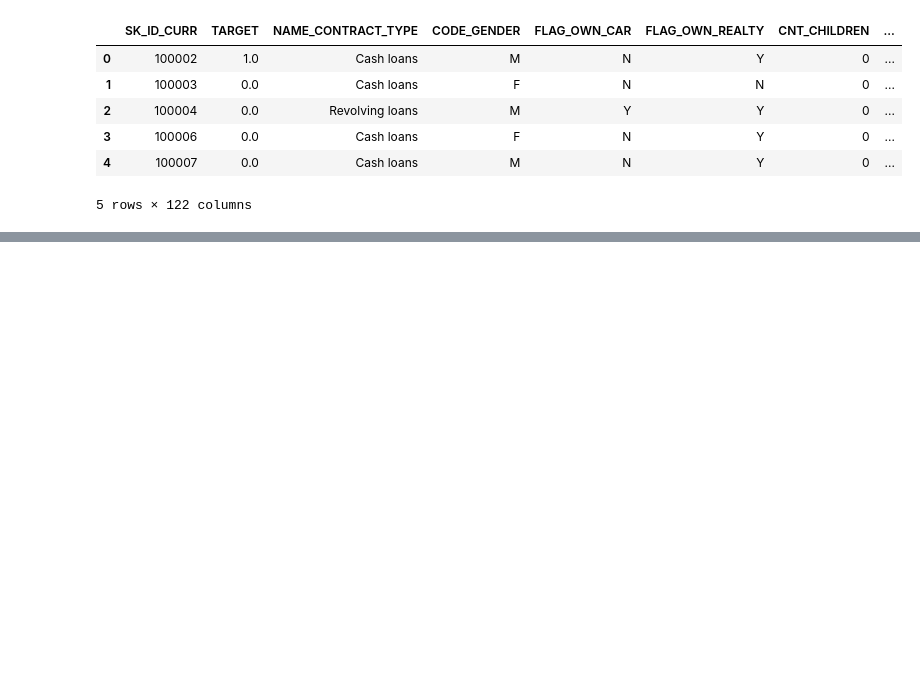
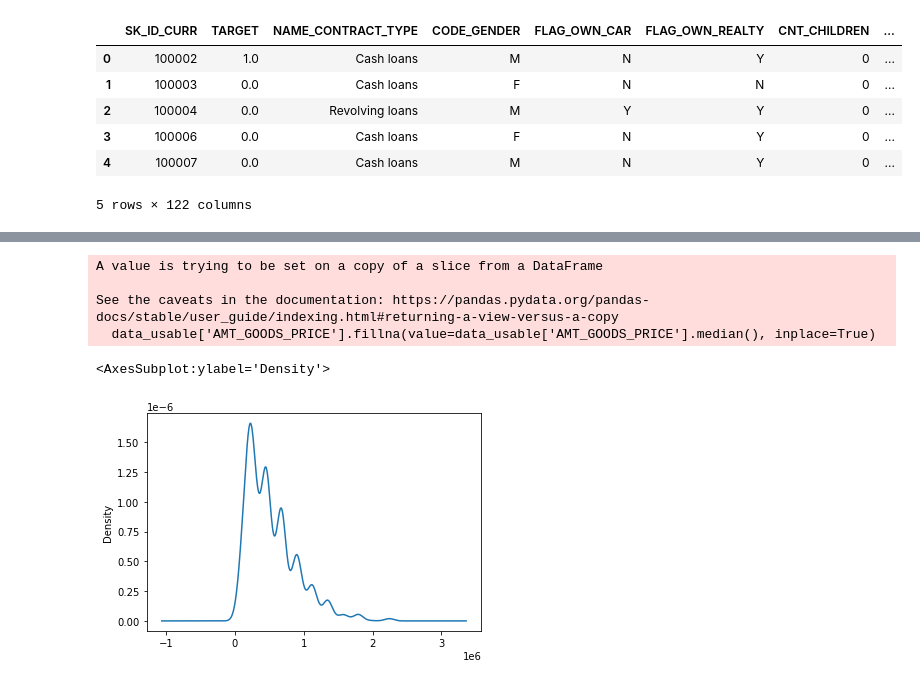
Before and after one commit to odu1ros/case2_RiskManagement, a Jupyter notebook: Untitled.ipynb, the cells around one changed output, grey strips where cells are left out. Cells and saved outputs as stored; diff of their text form; code cells hidden in the pictures; blank space fills up the shorter version.

```diff
--- a/Untitled.ipynb
+++ b/Untitled.ipynb
@@ -87,3 +123,0 @@ dtype: float64
-# %%
-data = data[usable_variables]
-data.head()
@@ -97,0 +135,4 @@ data.head()
+# %%
+mask = percentile_nans <= 31
+usable_variables = filled_cells[mask].reset_index(drop=False)['index'].to_numpy()
+usable_variables
@@ -97,0 +157,2 @@ data.head()
+# %%
+data_usable = data[usable_variables]
@@ -98 +179,13 @@ data.head()
+# %%
+data_usable['AMT_GOODS_PRICE'].fillna(value=data_usable['AMT_GOODS_PRICE'].median(), inplace=True)
+# %% [output]
+A value is trying to be set on a copy of a slice from a DataFrame
+
+See the caveats in the documentation: https://pandas.pydata.org/pandas-docs/stable/user_guide/indexing.html#returning-a-view-versus-a-copy
+  data_usable['AMT_GOODS_PRICE'].fillna(value=data_usable['AMT_GOODS_PRICE'].median(), inplace=True)
+# %%
+data_usable['AMT_GOODS_PRICE'].plot(kind='kde')
+# %% [output]
+<AxesSubplot:ylabel='Density'>
+[figure, added]
 # %%
```
Also changed, not shown: parts of 22 cells of this notebook.
